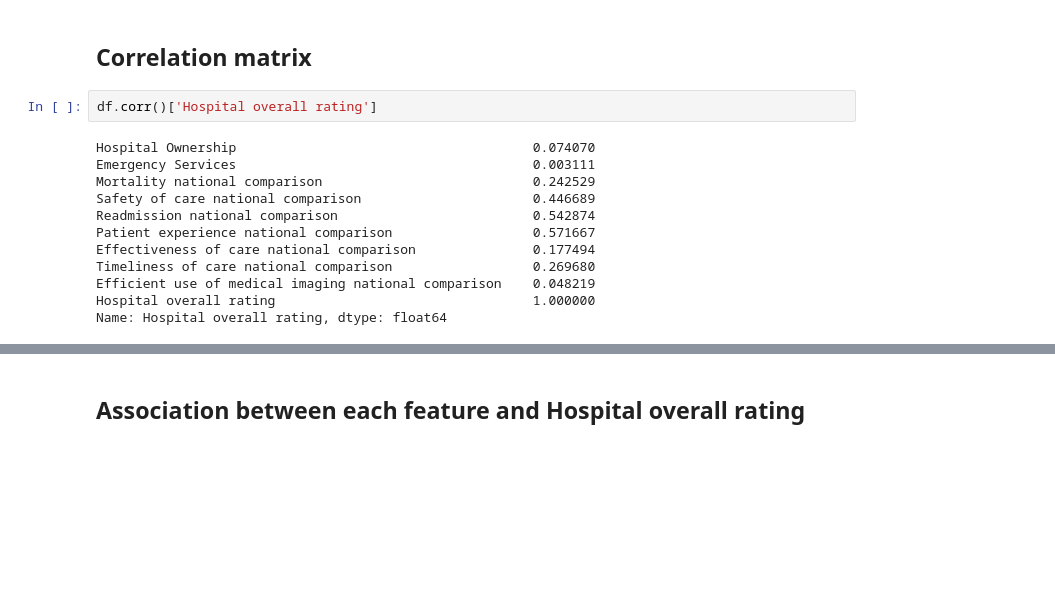
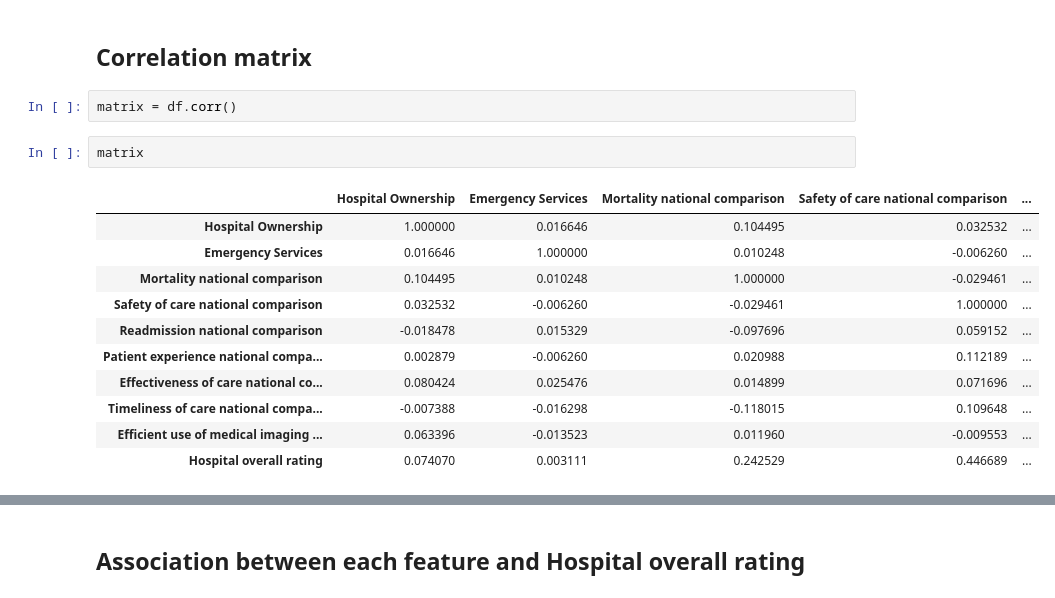
Before and after one commit to dechen001/ECE-225A-Project, a Jupyter notebook: Project_EDA.ipynb, the cells around one changed output, grey strips where cells are left out. Saved outputs shown, nothing was run; the diff lists cells and outputs as text; blank space fills up the shorter version.

```diff
--- a/Project_EDA.ipynb
+++ b/Project_EDA.ipynb
@@ -42,16 +58,18 @@ Text(0.5, 1.0, 'Frequency Distribution of Hospital overall rating in the Data Se
 # %% [markdown]
 ## Correlation matrix
 # %%
-df.corr()['Hospital overall rating']
+matrix = df.corr()
-# %% [output]
-Hospital Ownership                                      0.074070
-Emergency Services                                      0.003111
-Mortality national comparison                           0.242529
-Safety of care national comparison                      0.446689
-Readmission national comparison                         0.542874
-Patient experience national comparison                  0.571667
-Effectiveness of care national comparison               0.177494
-Timeliness of care national comparison                  0.269680
-Efficient use of medical imaging national comparison    0.048219
-Hospital overall rating                                 1.000000
-Name: Hospital overall rating, dtype: float64
+# %%
+matrix
+# %% [output]
+|  | Hospital Ownership | Emergency Services | Mortality national comparison | Safety of care national comparison | ... |
+| Hospital Ownership | 1.000000 | 0.016646 | 0.104495 | 0.032532 | ... |
+| Emergency Services | 0.016646 | 1.000000 | 0.010248 | -0.006260 | ... |
+| Mortality national comparison | 0.104495 | 0.010248 | 1.000000 | -0.029461 | ... |
+| Safety of care national comparison | 0.032532 | -0.006260 | -0.029461 | 1.000000 | ... |
+| Readmission national comparison | -0.018478 | 0.015329 | -0.097696 | 0.059152 | ... |
+| Patient experience national compa... | 0.002879 | -0.006260 | 0.020988 | 0.112189 | ... |
+| Effectiveness of care national co... | 0.080424 | 0.025476 | 0.014899 | 0.071696 | ... |
+| Timeliness of care national compa... | -0.007388 | -0.016298 | -0.118015 | 0.109648 | ... |
+| Efficient use of medical imaging ... | 0.063396 | -0.013523 | 0.011960 | -0.009553 | ... |
+| Hospital overall rating | 0.074070 | 0.003111 | 0.242529 | 0.446689 | ... |
```
Also changed, not shown: parts of 2 cells of this notebook, 1 other file.
